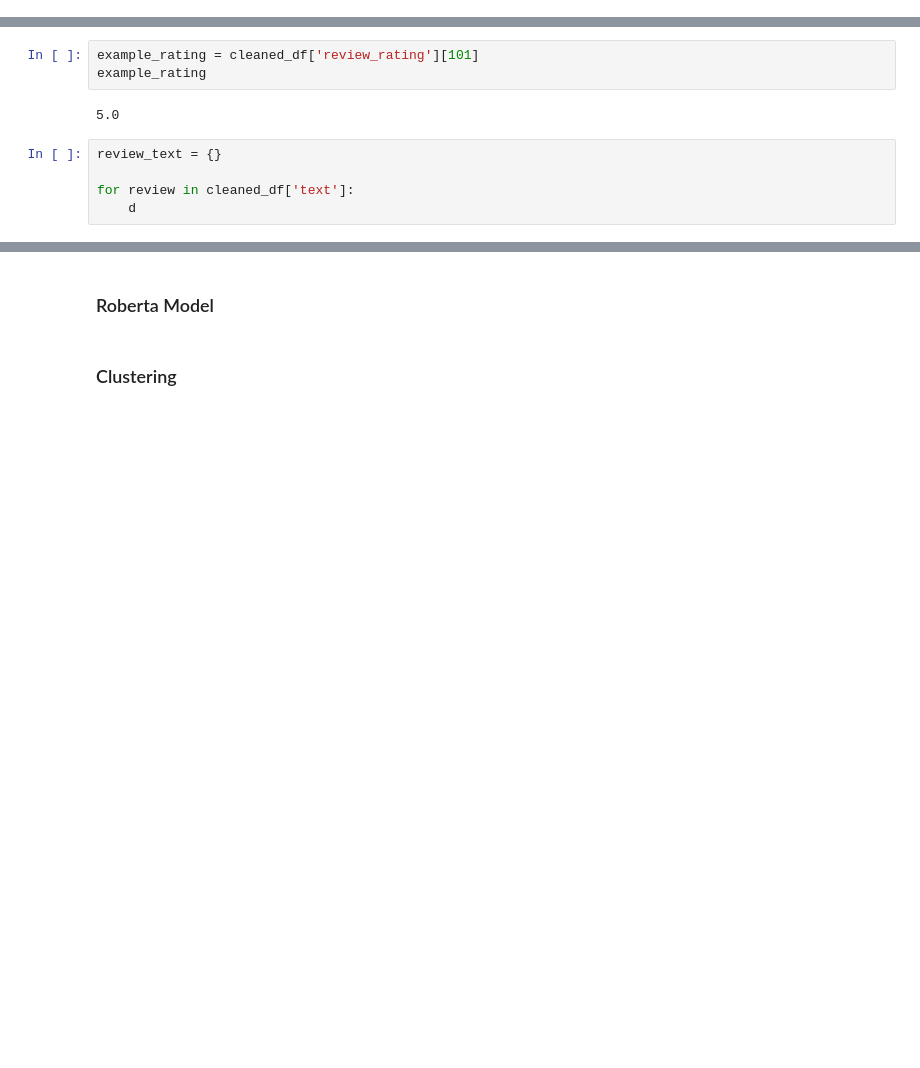
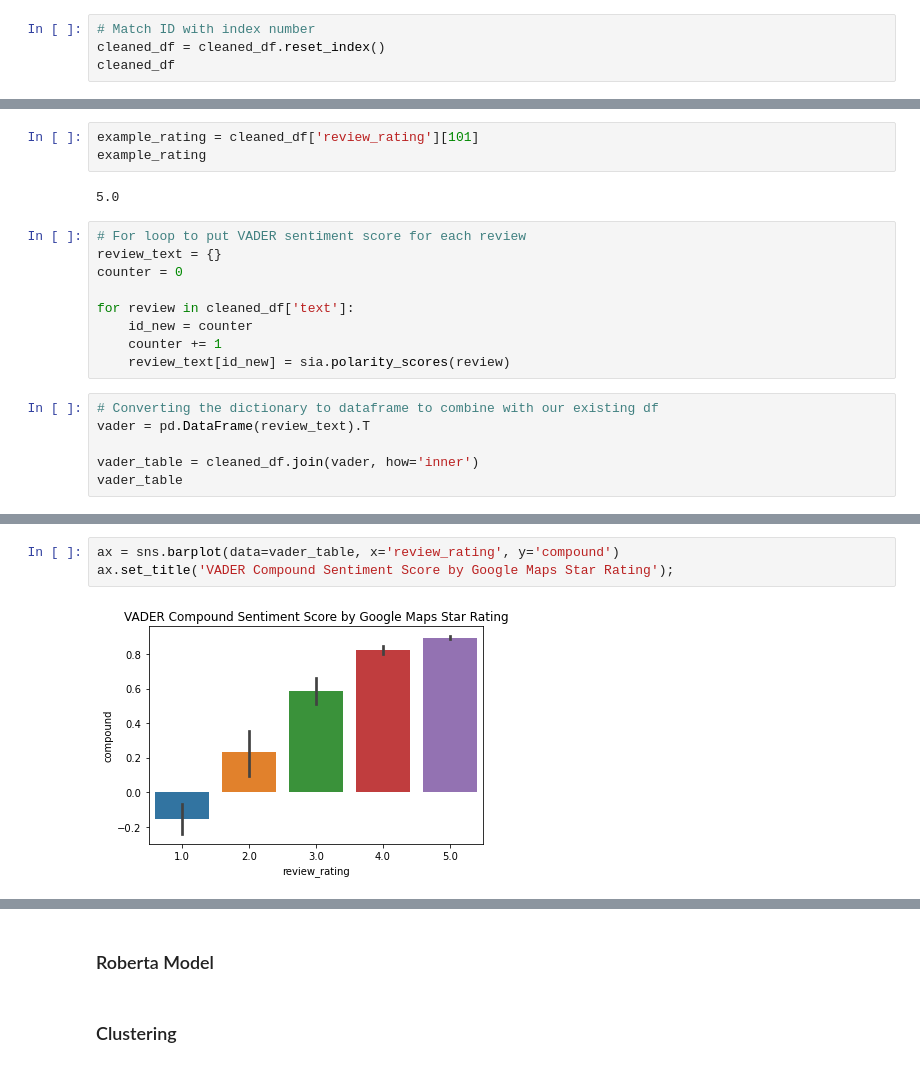
Before and after one commit to sangwon224/Recalibrated-Restaurant-Star-Rating-based-on-Sentiment-Analysis, a Jupyter notebook: Recalibrated Restaurant Rating.ipynb, the cells around one changed output, grey strips where cells are left out. Drawn from its saved outputs; the diff is of its cells as text; blank space fills up the shorter version.

```diff
--- a/Recalibrated Restaurant Rating.ipynb
+++ b/Recalibrated Restaurant Rating.ipynb
@@ -121,0 +157,4 @@ cleaned_df.shape
+# %%
+# Match ID with index number
+cleaned_df = cleaned_df.reset_index()
+cleaned_df
@@ -191,8 +244,18 @@ example_rating = cleaned_df['review_rating'][101]
 example_rating
 # %% [output]
 5.0
-# %%
-review_text = {}
-
-for review in cleaned_df['text']:
-    d
+# %%
+# For loop to put VADER sentiment score for each review
+review_text = {}
+counter = 0
+
+for review in cleaned_df['text']:
+    id_new = counter
+    counter += 1
+    review_text[id_new] = sia.polarity_scores(review)
+# %%
+# Converting the dictionary to dataframe to combine with our existing df
+vader = pd.DataFrame(review_text).T
+
+vader_table = cleaned_df.join(vader, how='inner')
+vader_table
@@ -198,0 +276,5 @@ for review in cleaned_df['text']:
+# %%
+ax = sns.barplot(data=vader_table, x='review_rating', y='compound')
+ax.set_title('VADER Compound Sentiment Score by Google Maps Star Rating');
+# %% [output]
+[figure, added]
```
Also changed, not shown: parts of 15 cells of this notebook.
